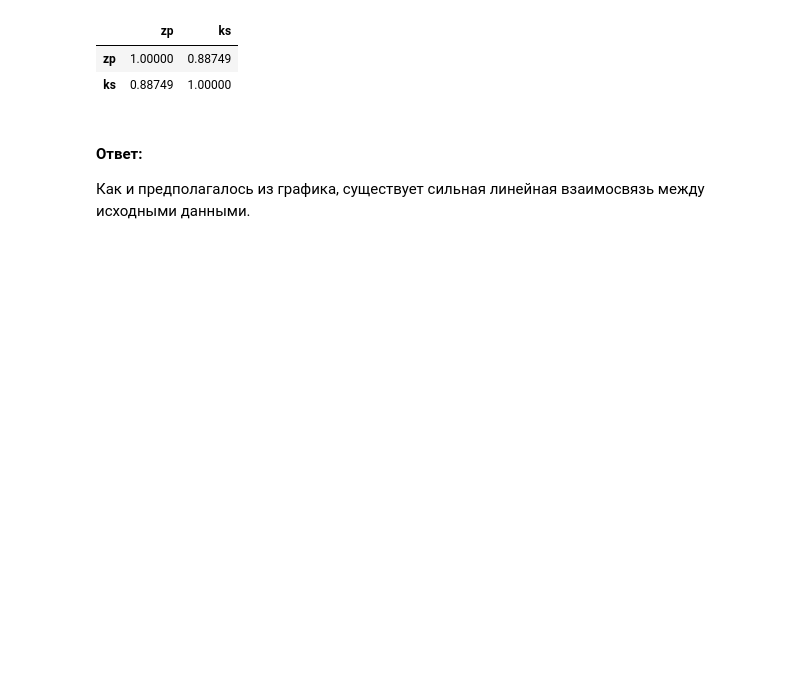
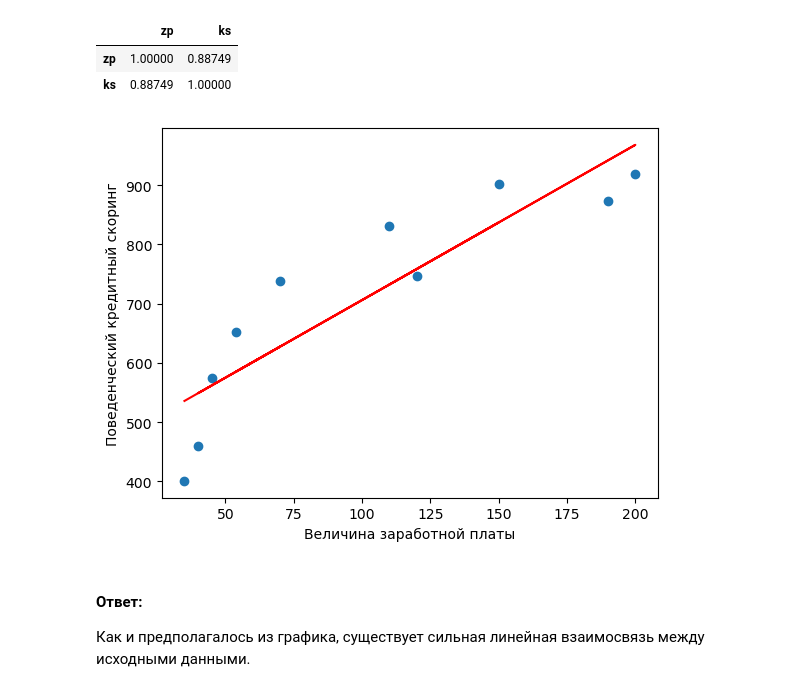
Before and after one commit to AndreyK89/Probability_theory_mathem_statistics, a Jupyter notebook: TepBepa_DZ_8/DZ_8.ipynb, the cells around one changed output. Cells and saved outputs as stored; diff of their text form; code cells hidden in the pictures; blank space fills up the shorter version.

```diff
--- a/TepBepa_DZ_8/DZ_8.ipynb
+++ b/TepBepa_DZ_8/DZ_8.ipynb
@@ -106,6 +106,14 @@ df.corr()
 |  | zp | ks |
 | zp | 1.00000 | 0.88749 |
 | ks | 0.88749 | 1.00000 |
+# %%
+plt.scatter(zp,ks)
+plt.plot(zp, 444.18+2.62*zp, c='r')
+plt.xlabel('Величина заработной платы')
+plt.ylabel('Поведенческий кредитный скоринг', rotation=90)
+plt.show()
+# %% [output]
+[figure, added]
 # %% [markdown]
 #### Ответ:
 Как и предполагалось из графика, существует сильная линейная взаимосвязь между исходными данными.
```
Also changed, not shown: parts of 3 cells of this notebook.
